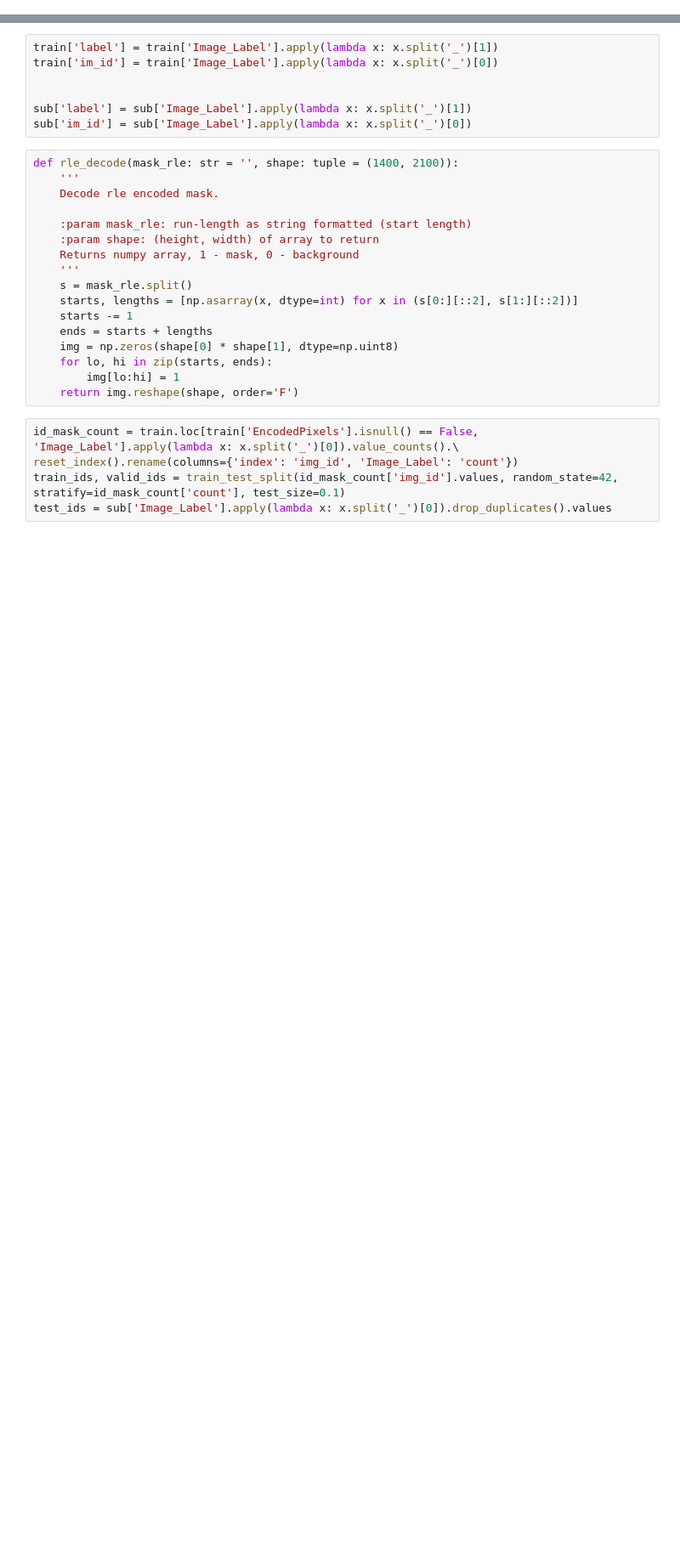
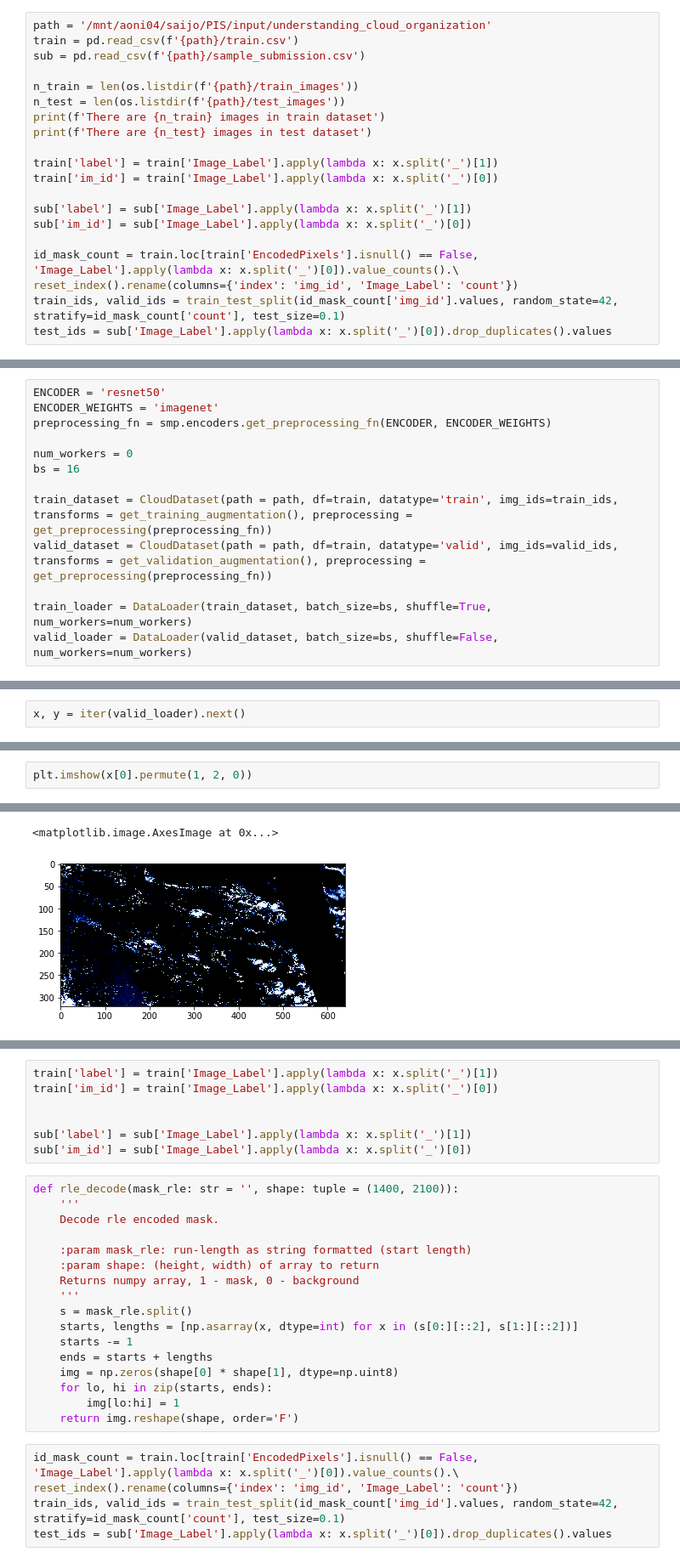
Before and after one commit to yujisw/perceptual_computing, a Jupyter notebook: notebook/tta.ipynb, the cells around one changed output, grey strips where cells are left out. Shown: that part at 85% size. Cells and saved outputs as stored; diff of their text form; blank space fills up the shorter version.

```diff
--- a/notebook/tta.ipynb
+++ b/notebook/tta.ipynb
@@ -72,0 +19,20 @@ Name: Image_Label, dtype: int64
+# %%
+path = '/mnt/aoni04/saijo/PIS/input/understanding_cloud_organization'
+train = pd.read_csv(f'{path}/train.csv')
+sub = pd.read_csv(f'{path}/sample_submission.csv')
+
+n_train = len(os.listdir(f'{path}/train_images'))
+n_test = len(os.listdir(f'{path}/test_images'))
+print(f'There are {n_train} images in train dataset')
+print(f'There are {n_test} images in test dataset')
+
+train['label'] = train['Image_Label'].apply(lambda x: x.split('_')[1])
+train['im_id'] = train['Image_Label'].apply(lambda x: x.split('_')[0])
+
+sub['label'] = sub['Image_Label'].apply(lambda x: x.split('_')[1])
+sub['im_id'] = sub['Image_Label'].apply(lambda x: x.split('_')[0])
+
+id_mask_count = train.loc[train['EncodedPixels'].isnull() == False, 'Image_Label'].apply(lambda x: x.split('_')[0]).value_counts().\
+reset_index().rename(columns={'index': 'img_id', 'Image_Label': 'count'})
+train_ids, valid_ids = train_test_split(id_mask_count['img_id'].values, random_state=42, stratify=id_mask_count['count'], test_size=0.1)
+test_ids = sub['Image_Label'].apply(lambda x: x.split('_')[0]).drop_duplicates().values
@@ -72,0 +160,13 @@ Name: Image_Label, dtype: int64
+# %%
+ENCODER = 'resnet50'
+ENCODER_WEIGHTS = 'imagenet'
+preprocessing_fn = smp.encoders.get_preprocessing_fn(ENCODER, ENCODER_WEIGHTS)
+
+num_workers = 0
+bs = 16
+
+train_dataset = CloudDataset(path = path, df=train, datatype='train', img_ids=train_ids, transforms = get_training_augmentation(), preprocessing = get_preprocessing(preprocessing_fn))
+valid_dataset = CloudDataset(path = path, df=train, datatype='valid', img_ids=valid_ids, transforms = get_validation_augmentation(), preprocessing = get_preprocessing(preprocessing_fn))
+
+train_loader = DataLoader(train_dataset, batch_size=bs, shuffle=True, num_workers=num_workers)
+valid_loader = DataLoader(valid_dataset, batch_size=bs, shuffle=False, num_workers=num_workers)
@@ -72,0 +304,2 @@ Name: Image_Label, dtype: int64
+# %%
+x, y = iter(valid_loader).next()
@@ -72,0 +326,3 @@ Name: Image_Label, dtype: int64
+# %%
+plt.imshow(x[0].permute(1, 2, 0))
+# %% [output]
@@ -72,0 +330,2 @@ Name: Image_Label, dtype: int64
+<matplotlib.image.AxesImage at 0x...>
+[figure, added]
```
Also changed, not shown: parts of 46 cells of this notebook.
